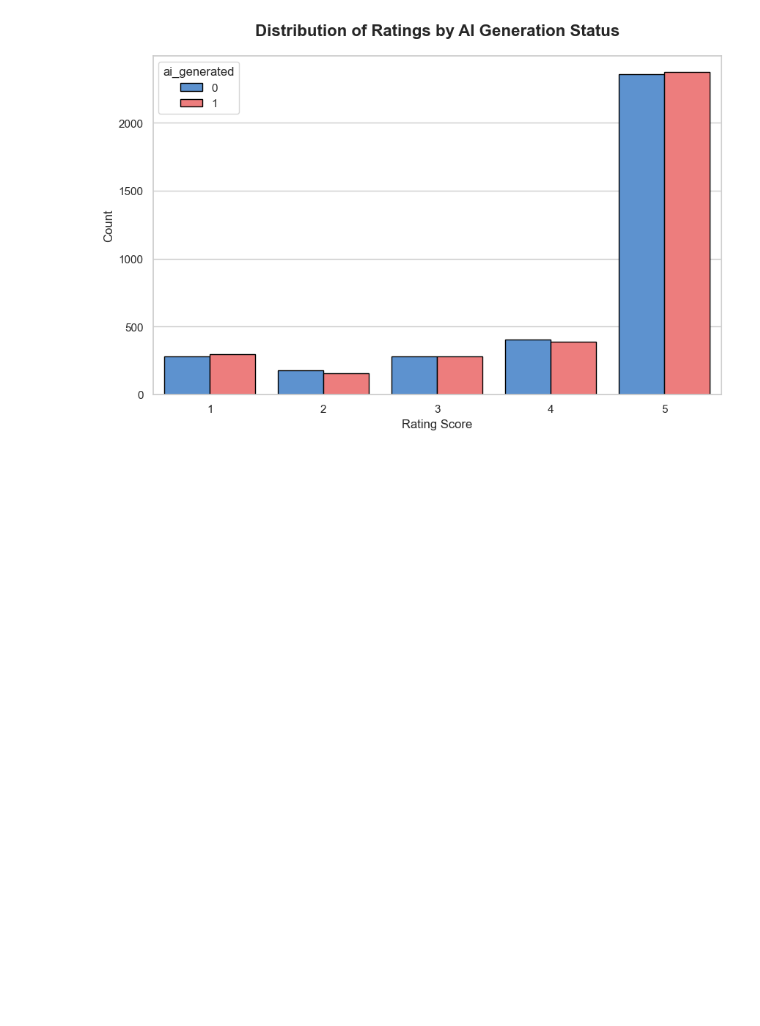
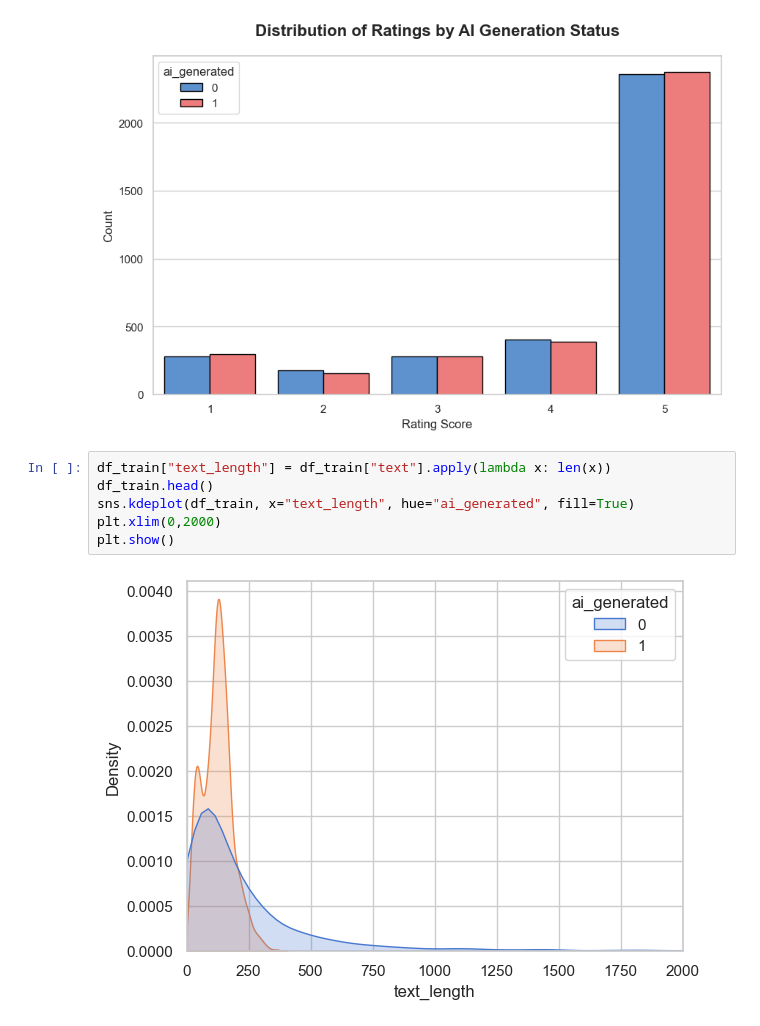
Before and after one commit to PhilM1Pro/ML-in-Applied-setting, a Jupyter notebook: EDA.ipynb, the cells around one changed output. Cells and saved outputs as stored; diff of their text form; blank space fills up the shorter version.

```diff
--- a/EDA.ipynb
+++ b/EDA.ipynb
@@ -47,3 +111,11 @@ plt.ylabel("Count", fontsize=12)
 plt.show()
 # %% [output]
 [figure]
+# %%
+df_train["text_length"] = df_train["text"].apply(lambda x: len(x))
+df_train.head()
+sns.kdeplot(df_train, x="text_length", hue="ai_generated", fill=True)
+plt.xlim(0,2000)
+plt.show()
+# %% [output]
+[figure, added]
```
Also changed, not shown: parts of 6 cells of this notebook, 3 other files.
